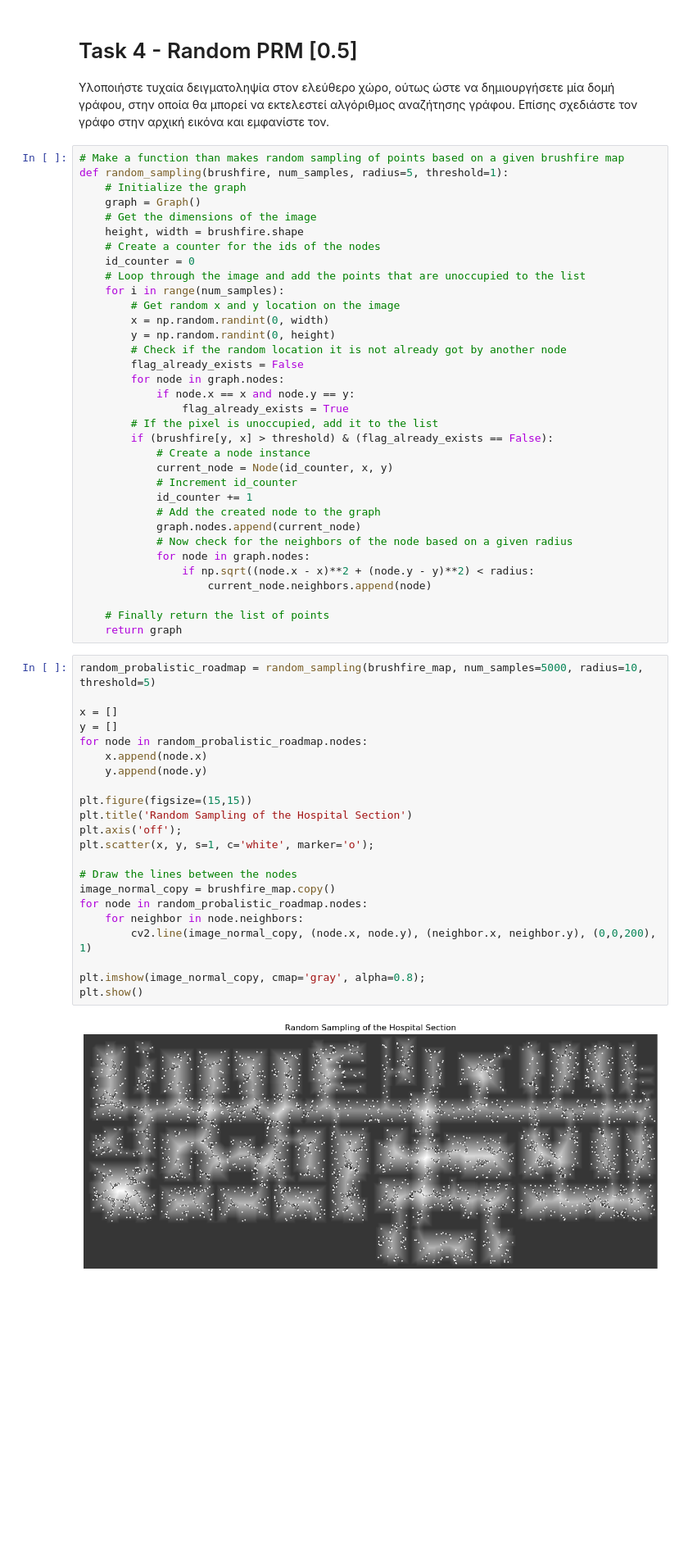
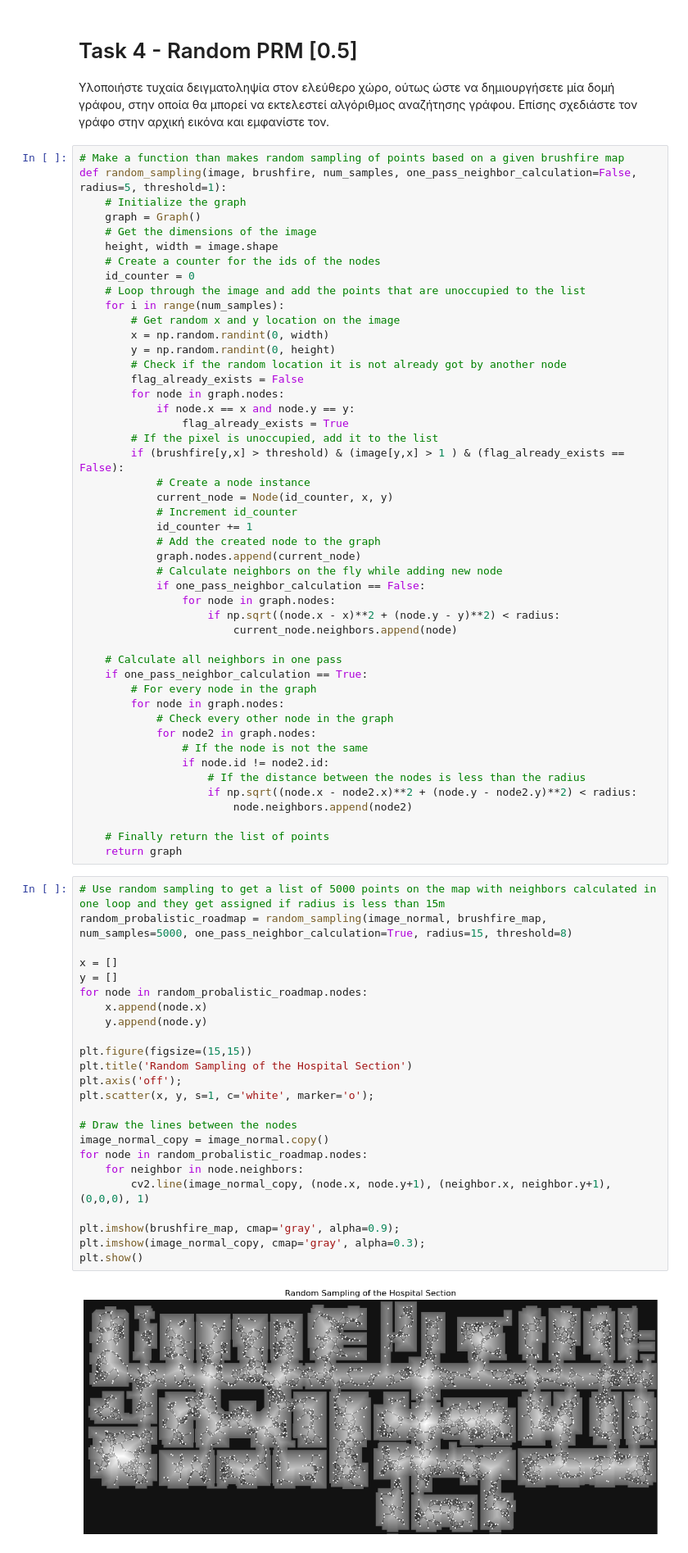
Before and after one commit to VasilisMpletsos/Autonomous_Systems_AUTH_2023, a Jupyter notebook: as2023.ipynb, the cells around one changed output. Shown at 82% size. Drawn from its saved outputs; the diff is of its cells as text; blank space fills up the shorter version.

```diff
--- a/as2023.ipynb
+++ b/as2023.ipynb
@@ -190,11 +191,11 @@ plt.show()
 Υλοποιήστε τυχαία δειγματοληψία στον ελεύθερο χώρο, ούτως ώστε να δημιουργήσετε μία δομή γράφου, στην οποία θα μπορεί να εκτελεστεί αλγόριθμος αναζήτησης γράφου. Επίσης σχεδιάστε τον γράφο στην αρχική εικόνα και εμφανίστε τον.
 # %%
 # Make a function than makes random sampling of points based on a given brushfire map
-def random_sampling(brushfire, num_samples, radius=5, threshold=1):
+def random_sampling(image, brushfire, num_samples, one_pass_neighbor_calculation=False, radius=5, threshold=1):
     # Initialize the graph
     graph = Graph()
     # Get the dimensions of the image
-    height, width = brushfire.shape
+    height, width = image.shape
     # Create a counter for the ids of the nodes
     id_counter = 0
     # Loop through the image and add the points that are unoccupied to the list
@@ -208,44 +209,59 @@ def random_sampling(brushfire, num_samples, radius=5, threshold=1):
             if node.x == x and node.y == y:
                 flag_already_exists = True
         # If the pixel is unoccupied, add it to the list
-        if (brushfire[y, x] > threshold) & (flag_already_exists == False):
+        if (brushfire[y,x] > threshold) & (image[y,x] > 1 ) & (flag_already_exists == False):
             # Create a node instance
             current_node = Node(id_counter, x, y)
             # Increment id_counter
             id_counter += 1
             # Add the created node to the graph
             graph.nodes.append(current_node)
-            # Now check for the neighbors of the node based on a given radius
-            for node in graph.nodes:
-                if np.sqrt((node.x - x)**2 + (node.y - y)**2) < radius:
-                    current_node.neighbors.append(node)
+            # Calculate neighbors on the fly while adding new node
+            if one_pass_neighbor_calculation == False:
+                for node in graph.nodes:
+                    if np.sqrt((node.x - x)**2 + (node.y - y)**2) < radius:
+                        current_node.neighbors.append(node)
+
+    # Calculate all neighbors in one pass
+    if one_pass_neighbor_calculation == True:
+        # For every node in the graph
+        for node in graph.nodes:
+            # Check every other node in the graph
+            for node2 in graph.nodes:
+                # If the node is not the same
+                if node.id != node2.id:
+                    # If the distance between the nodes is less than the radius
+                    if np.sqrt((node.x - node2.x)**2 + (node.y - node2.y)**2) < radius:
+                        node.neighbors.append(node2)
 
     # Finally return the list of points
     return graph
 # %%
-random_probalistic_roadmap = random_sampling(brushfire_map, num_samples=5000, radius=10, threshold=5)
+# Use random sampling to get a list of 5000 points on the map with neighbors calculated in one loop and they get assigned if radius is less than 15m
+random_probalistic_roadmap = random_sampling(image_normal, brushfire_map, num_samples=5000, one_pass_neighbor_calculation=True, radius=15, threshold=8)
 
 x = []
 y = []
 for node in random_probalistic_roadmap.nodes:
     x.append(node.x)
     y.append(node.y)
 
 plt.figure(figsize=(15,15))
 plt.title('Random Sampling of the Hospital Section')
 plt.axis('off');
 plt.scatter(x, y, s=1, c='white', marker='o');
 
 # Draw the lines between the nodes
-image_normal_copy = brushfire_map.copy()
+image_normal_copy = image_normal.copy()
 for node in random_probalistic_roadmap.nodes:
     for neighbor in node.neighbors:
-        cv2.line(image_normal_copy, (node.x, node.y), (neighbor.x, neighbor.y), (0,0,200), 1)
+        cv2.line(image_normal_copy, (node.x, node.y+1), (neighbor.x, neighbor.y+1), (0,0,0), 1)
 
-plt.imshow(image_normal_copy, cmap='gray', alpha=0.8);
+plt.imshow(brushfire_map, cmap='gray', alpha=0.9);
+plt.imshow(image_normal_copy, cmap='gray', alpha=0.3);
 plt.show()
 # %% [output]
-[figure, old version]
+[figure, new version]
 # %% [markdown]
 # Task 5 - Dijkstra & A* [0.75]
 
```
Also changed, not shown: parts of 7 cells of this notebook.
